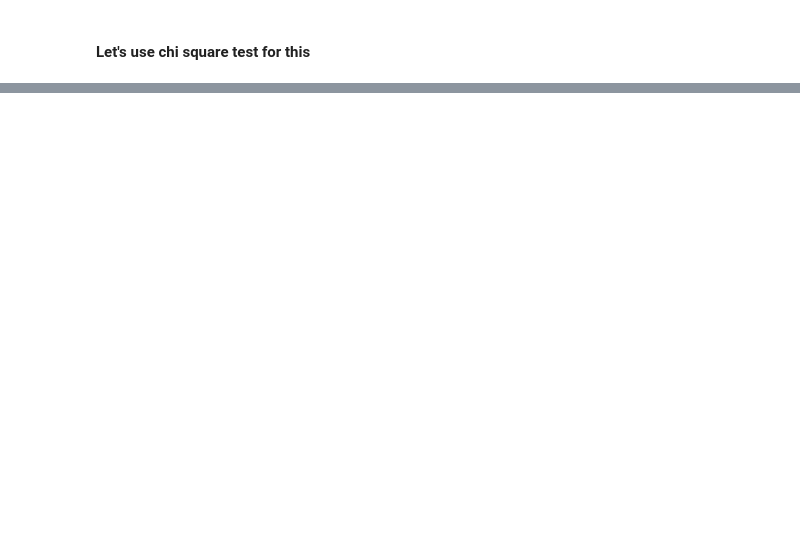
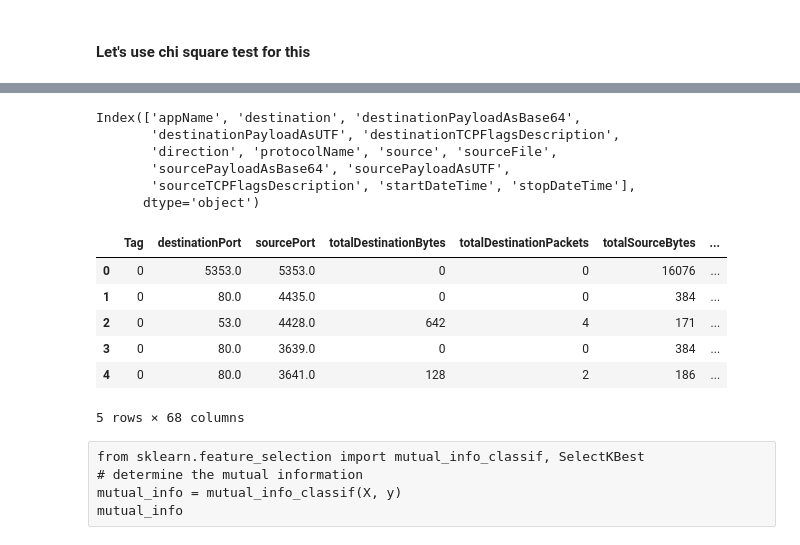
Before and after one commit to Raksh710/Information_Challenge_UMD, a Jupyter notebook: T-1.ipynb, the cells around one changed output, grey strips where cells are left out. Drawn from its saved outputs; the diff is of its cells as text; code cells hidden in the pictures; blank space fills up the shorter version.

```diff
--- a/T-1.ipynb
+++ b/T-1.ipynb
@@ -792,0 +1359,2 @@ featureScores_1.sort_values(by='Scores',ascending=False)
+# %%
+df2['duration_actual'] = df2['duration'].apply(lambda x: x.days*24*60*60 + x.seconds)
@@ -792,0 +1403,26 @@ featureScores_1.sort_values(by='Scores',ascending=False)
+# %%
+df.select_dtypes(include='object').columns
+# %% [output]
+Index(['appName', 'destination', 'destinationPayloadAsBase64',
+       'destinationPayloadAsUTF', 'destinationTCPFlagsDescription',
+       'direction', 'protocolName', 'source', 'sourceFile',
+       'sourcePayloadAsBase64', 'sourcePayloadAsUTF',
+       'sourceTCPFlagsDescription', 'startDateTime', 'stopDateTime'],
+      dtype='object')
+# %%
+df4 = df2.copy()
+# %%
+df4 = pd.get_dummies(data=df4, columns=['appName','destination','destinationTCPFlagsDescription','direction','protocolName', 'sourceFile','sourceTCPFlagsDescription'],
+                    drop_first=True)
+# %%
+df4.drop(['startDateTime','stopDateTime'],axis=1,inplace=True)
+# %%
+df4.head()
+# %% [output]
+|  | Tag | destinationPort | sourcePort | totalDestinationBytes | totalDestinationPackets | totalSourceBytes | ... |
+| 0 | 0 | 5353.0 | 5353.0 | 0 | 0 | 16076 | ... |
+| 1 | 0 | 80.0 | 4435.0 | 0 | 0 | 384 | ... |
+| 2 | 0 | 53.0 | 4428.0 | 642 | 4 | 171 | ... |
+| 3 | 0 | 80.0 | 3639.0 | 0 | 0 | 384 | ... |
+| 4 | 0 | 80.0 | 3641.0 | 128 | 2 | 186 | ... |
+5 rows × 68 columns
@@ -792,0 +1436,5 @@ featureScores_1.sort_values(by='Scores',ascending=False)
+# %% [raw]
+from sklearn.feature_selection import mutual_info_classif, SelectKBest
+# determine the mutual information
+mutual_info = mutual_info_classif(X, y)
+mutual_info
```
Also changed, not shown: parts of 121 cells of this notebook.
